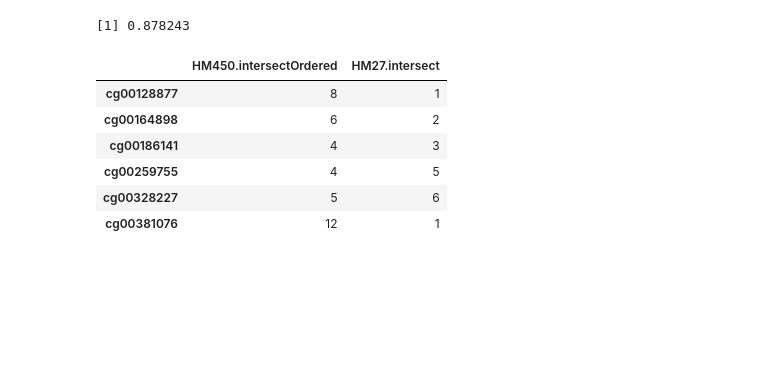
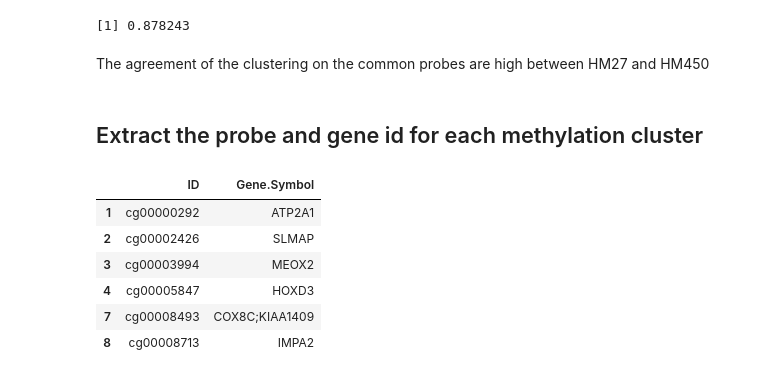
Before and after one commit to Mamie/MethylationPrediction, a Jupyter notebook: notes/compareHM27HM450Clustering.ipynb, the cells around one changed output. Saved outputs shown, nothing was run; the diff lists cells and outputs as text; code cells hidden in the pictures; blank space fills up the shorter version.

```diff
--- a/notes/compareHM27HM450Clustering.ipynb
+++ b/notes/compareHM27HM450Clustering.ipynb
@@ -40,13 +45,7 @@ randIdx <- rand.index(HM450.intersectOrdered, HM27.intersect)
 print(randIdx)
 # %% [output]
 [1] 0.878243
-# %%
-head(cbind(HM450.intersectOrdered, HM27.intersect))
-# %% [output]
-|  | HM450.intersectOrdered | HM27.intersect |
-| cg00128877 | 8 | 1 |
-| cg00164898 | 6 | 2 |
-| cg00186141 | 4 | 3 |
-| cg00259755 | 4 | 5 |
-| cg00328227 | 5 | 6 |
-| cg00381076 | 12 | 1 |
+# %% [markdown]
+The agreement of the clustering on the common probes are high between HM27 and HM450
+# %% [markdown]
+## Extract the probe and gene id for each methylation cluster
@@ -52,0 +54,11 @@ head(cbind(HM450.intersectOrdered, HM27.intersect))
+# %%
+geneid <- data.HM27[,seq(2)]
+head(geneid)
+# %% [output]
+|  | ID | Gene.Symbol |
+| 1 | cg00000292 | ATP2A1 |
+| 2 | cg00002426 | SLMAP |
+| 3 | cg00003994 | MEOX2 |
+| 4 | cg00005847 | HOXD3 |
+| 7 | cg00008493 | COX8C;KIAA1409 |
+| 8 | cg00008713 | IMPA2 |
```
Also changed, not shown: parts of 15 cells of this notebook, 21 other files.
